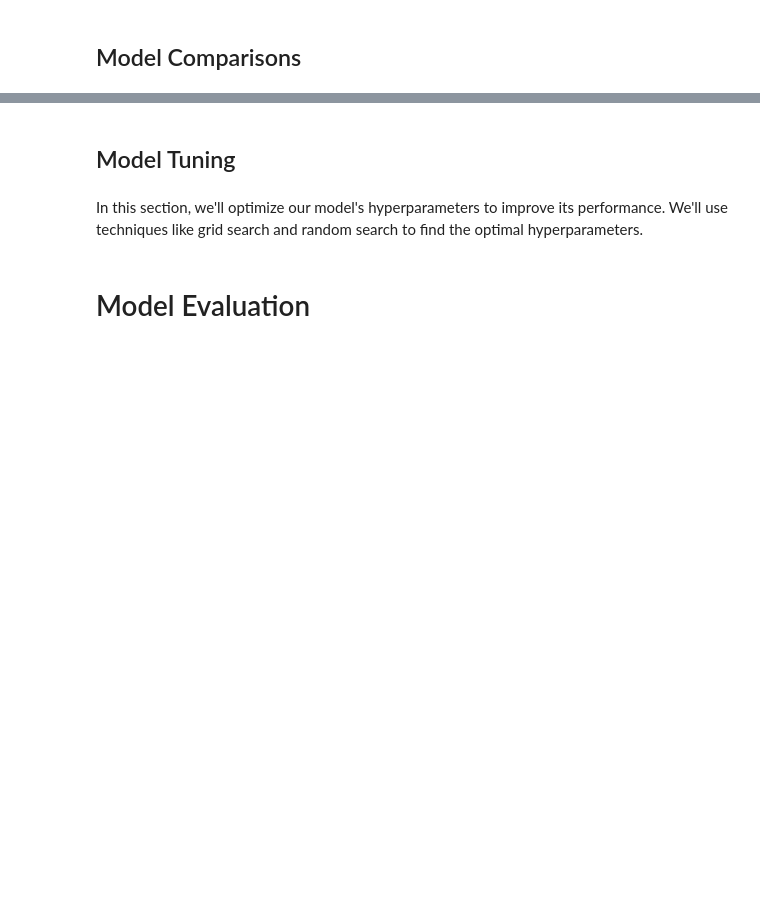
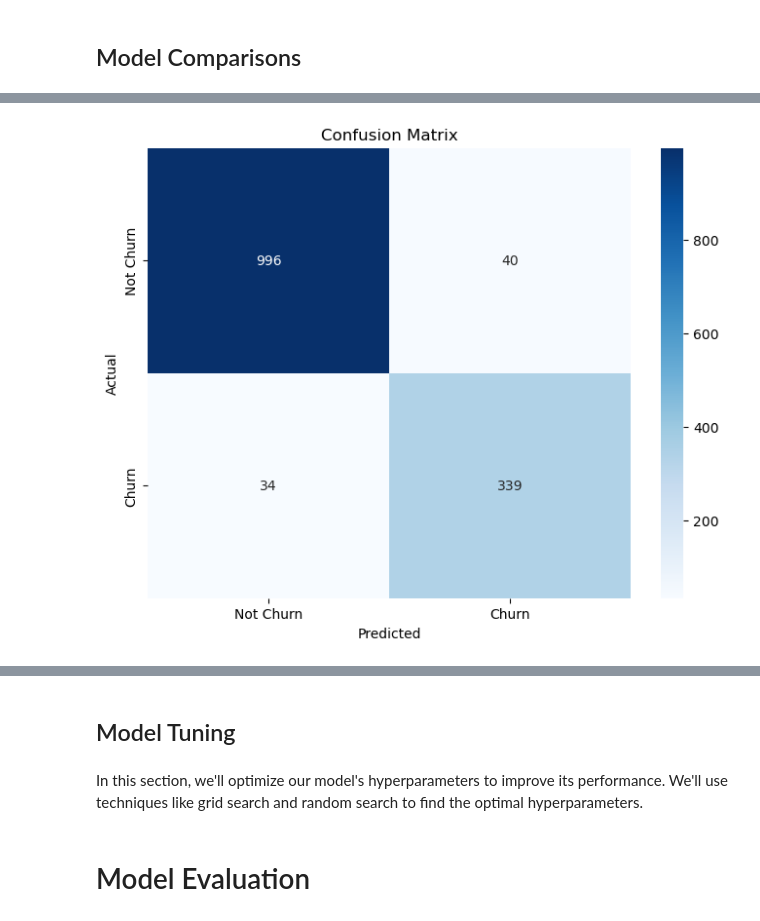
Before and after one commit to MxRaCohen/CustomerChurn, a Jupyter notebook: notebooks/Customer_Churn.ipynb, the cells around one changed output, grey strips where cells are left out. Saved outputs shown, nothing was run; the diff lists cells and outputs as text; code cells hidden in the pictures; blank space fills up the shorter version.

```diff
--- a/notebooks/Customer_Churn.ipynb
+++ b/notebooks/Customer_Churn.ipynb
@@ -704,0 +836,17 @@ At this point, we have a few different models to consider. We'll compare their p
+# %%
+# Now let's perform logistic regression on the resampled training data
+logistic_reg = LogisticRegression(max_iter=1000)  # Increased max_iter to ensure convergence
+logistic_reg.fit(X_train_res, y_train_res)
+
+# Now we predict on the test data
+y_pred_res = logistic_reg.predict(X_test)
+
+# Let's print classification report, confusion matrix, and accuracy score for this model
+print("Classification Report:")
+print(classification_report(y_test, y_pred_res))
+
+print("Confusion Matrix:")
+print(confusion_matrix(y_test, y_pred_res))
+
+print("Accuracy Score:")
+print(accuracy_score(y_test, y_pred_res))
@@ -704,0 +869,13 @@ At this point, we have a few different models to consider. We'll compare their p
+# %%
+# Get confusion matrix
+cm = confusion_matrix(y_test, y_pred_res)
+
+# Plot confusion matrix with seaborn
+plt.figure(figsize=(8,6))
+sns.heatmap(cm, annot=True, fmt='d', cmap='Blues', xticklabels=['Not Churn', 'Churn'], yticklabels=['Not Churn', 'Churn'])
+plt.xlabel('Predicted')
+plt.ylabel('Actual')
+plt.title('Confusion Matrix')
+plt.show()
+# %% [output]
+[figure, added]
```
Also changed, not shown: parts of 27 cells of this notebook.
